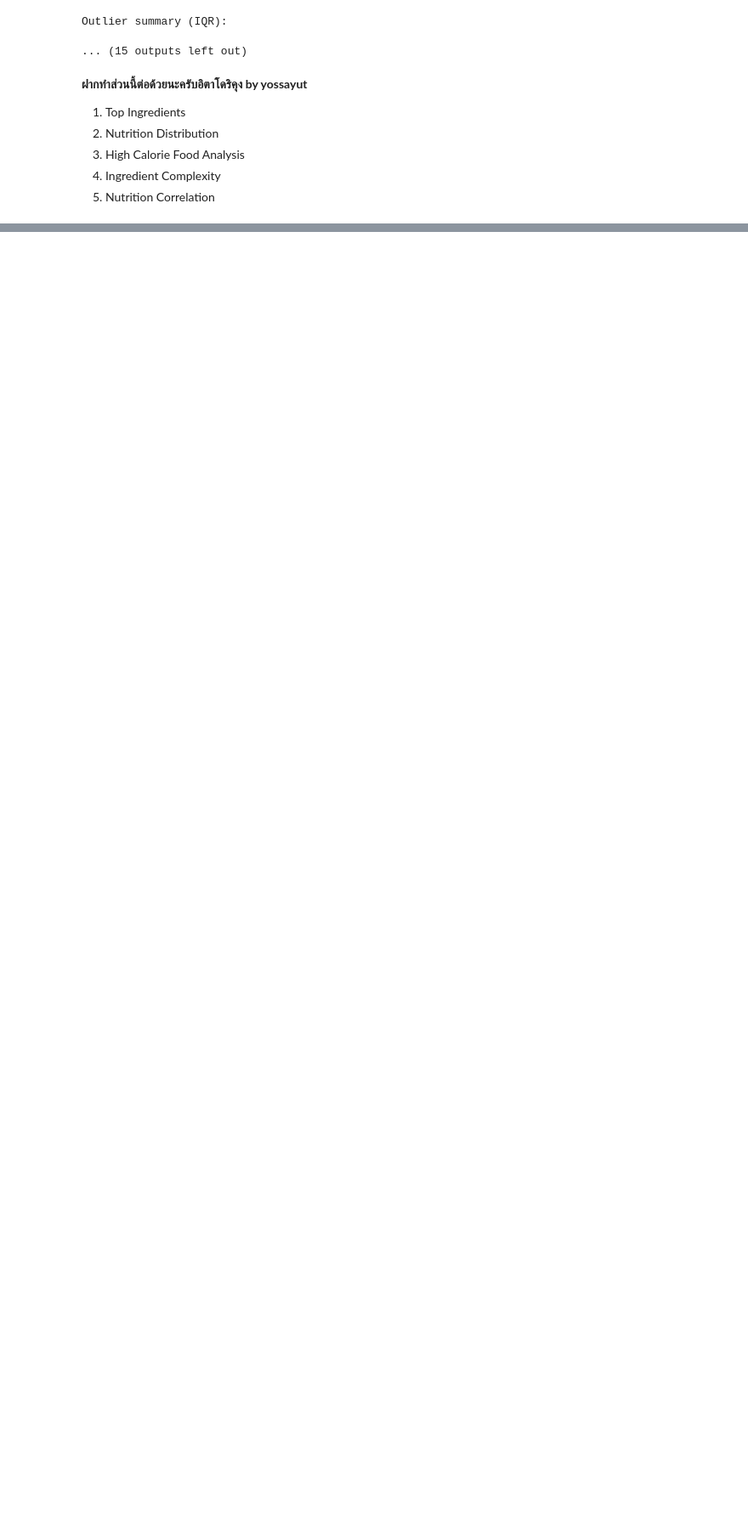
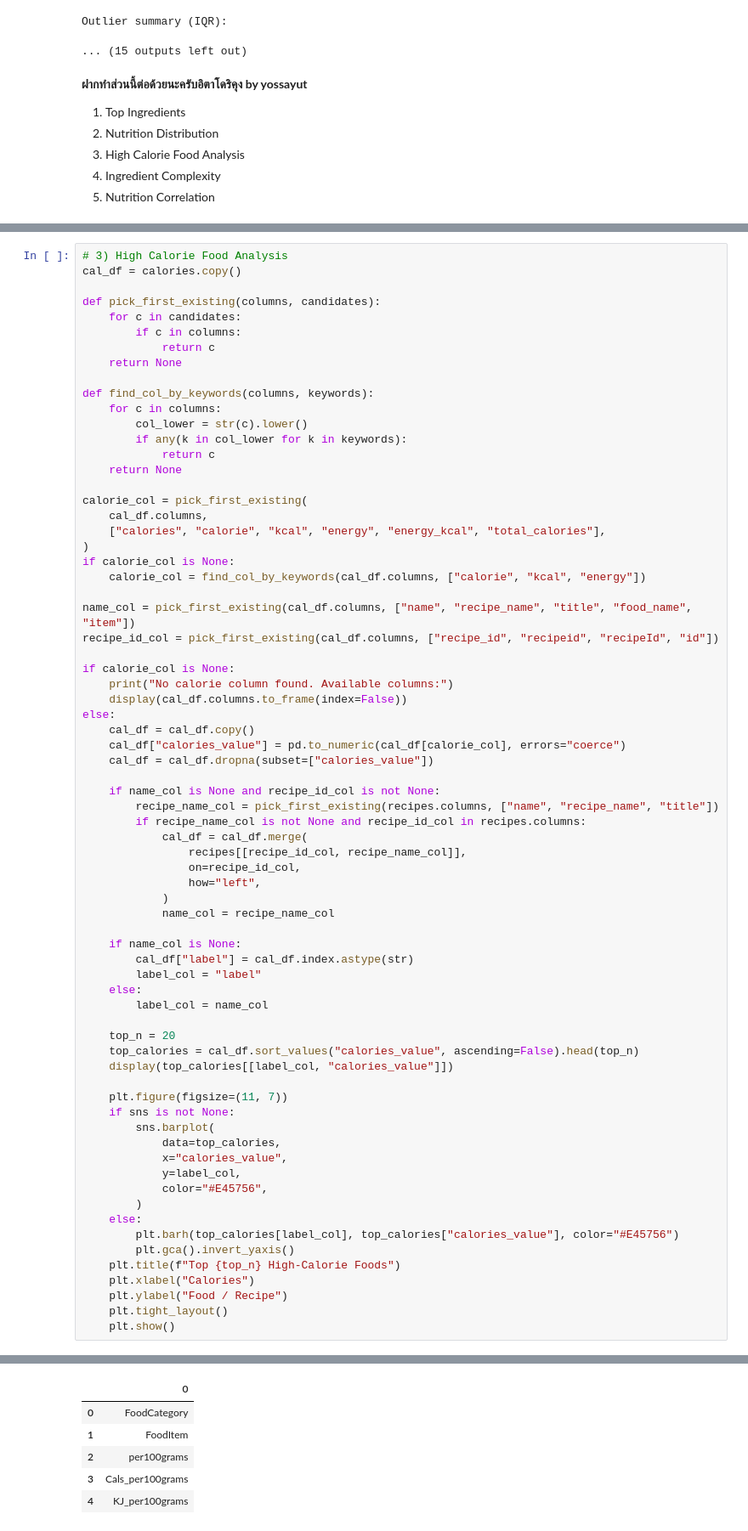
Before and after one commit to YossayutRT/Welly-AI-Final-Project-, a Jupyter notebook: Notebooks/eda.ipynb, the cells around one changed output, grey strips where cells are left out. Shown at 85% size. Drawn from its saved outputs; the diff is of its cells as text; blank space fills up the shorter version.

```diff
--- a/Notebooks/eda.ipynb
+++ b/Notebooks/eda.ipynb
@@ -326,0 +531,72 @@ Outlier summary (IQR):
+# %%
+# 3) High Calorie Food Analysis
+cal_df = calories.copy()
+
+def pick_first_existing(columns, candidates):
+    for c in candidates:
+        if c in columns:
+            return c
+    return None
+
+def find_col_by_keywords(columns, keywords):
+    for c in columns:
+        col_lower = str(c).lower()
+        if any(k in col_lower for k in keywords):
+            return c
+    return None
+
+calorie_col = pick_first_existing(
+    cal_df.columns,
+    ["calories", "calorie", "kcal", "energy", "energy_kcal", "total_calories"],
+)
+if calorie_col is None:
+    calorie_col = find_col_by_keywords(cal_df.columns, ["calorie", "kcal", "energy"])
+
+name_col = pick_first_existing(cal_df.columns, ["name", "recipe_name", "title", "food_name", "item"])
+recipe_id_col = pick_first_existing(cal_df.columns, ["recipe_id", "recipeid", "recipeId", "id"])
+
+if calorie_col is None:
+    print("No calorie column found. Available columns:")
+    display(cal_df.columns.to_frame(index=False))
+else:
+    cal_df = cal_df.copy()
+    cal_df["calories_value"] = pd.to_numeric(cal_df[calorie_col], errors="coerce")
+    cal_df = cal_df.dropna(subset=["calories_value"])
+
+    if name_col is None and recipe_id_col is not None:
+        recipe_name_col = pick_first_existing(recipes.columns, ["name", "recipe_name", "title"])
+        if recipe_name_col is not None and recipe_id_col in recipes.columns:
+            cal_df = cal_df.merge(
+                recipes[[recipe_id_col, recipe_name_col]],
+                on=recipe_id_col,
+                how="left",
+            )
+            name_col = recipe_name_col
+
+    if name_col is None:
+        cal_df["label"] = cal_df.index.astype(str)
+        label_col = "label"
+    else:
+        label_col = name_col
+
+    top_n = 20
+    top_calories = cal_df.sort_values("calories_value", ascending=False).head(top_n)
+    display(top_calories[[label_col, "calories_value"]])
+
+    plt.figure(figsize=(11, 7))
+    if sns is not None:
+        sns.barplot(
+            data=top_calories,
+            x="calories_value",
+            y=label_col,
+            color="#E45756",
+        )
+    else:
+        plt.barh(top_calories[label_col], top_calories["calories_value"], color="#E45756")
+        plt.gca().invert_yaxis()
+    plt.title(f"Top {top_n} High-Calorie Foods")
+    plt.xlabel("Calories")
+    plt.ylabel("Food / Recipe")
+    plt.tight_layout()
+    plt.show()
+# %% [output]
@@ -326,0 +604,6 @@ Outlier summary (IQR):
+|  | 0 |
+| 0 | FoodCategory |
+| 1 | FoodItem |
+| 2 | per100grams |
+| 3 | Cals_per100grams |
+| 4 | KJ_per100grams |
```
Also changed, not shown: parts of 10 cells of this notebook.
